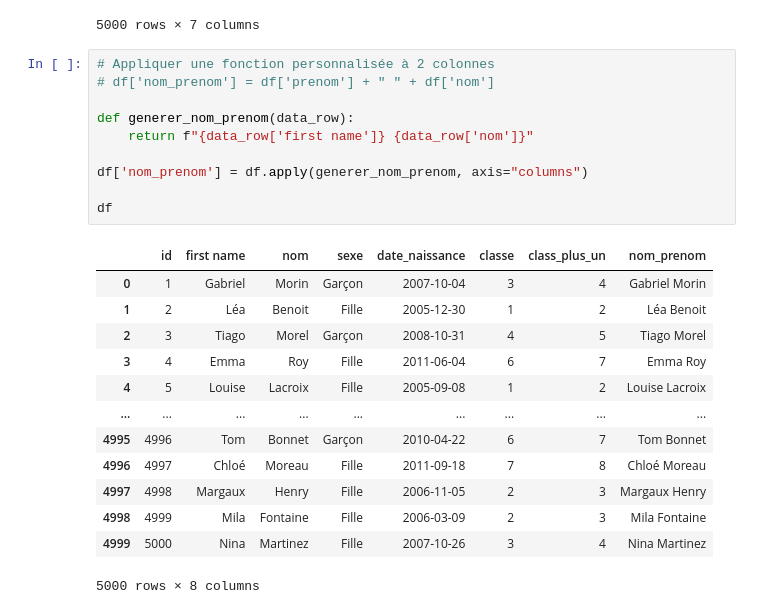
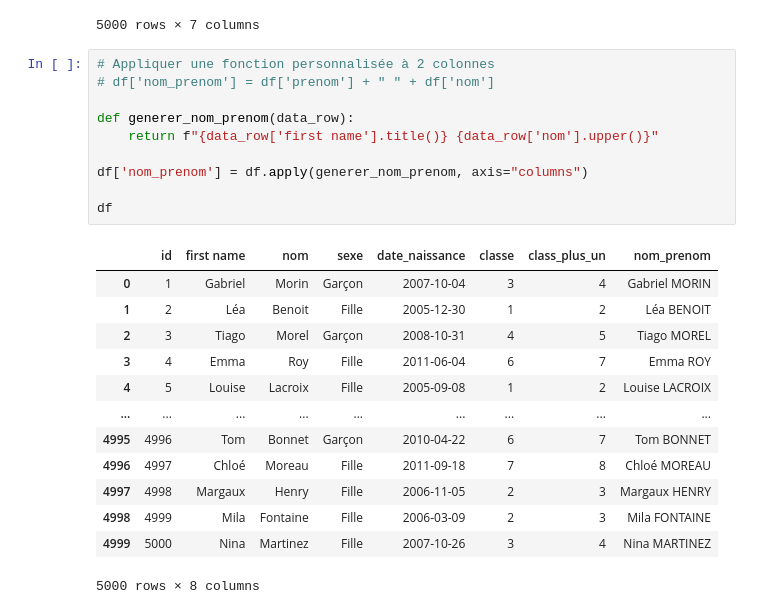
Before and after one commit to ZorroLeVrai/Python.Cours.Initiation, a Jupyter notebook: Exemples/Notebooks/utilisation_pandas.ipynb, the cells around one changed output. Cells and saved outputs as stored; diff of their text form.

```diff
--- a/Exemples/Notebooks/utilisation_pandas.ipynb
+++ b/Exemples/Notebooks/utilisation_pandas.ipynb
@@ -354,24 +423,24 @@ df
 # %%
 # Appliquer une fonction personnalisée à 2 colonnes
 # df['nom_prenom'] = df['prenom'] + " " + df['nom']
 
 def generer_nom_prenom(data_row):
-    return f"{data_row['first name']} {data_row['nom']}"
+    return f"{data_row['first name'].title()} {data_row['nom'].upper()}"
 
 df['nom_prenom'] = df.apply(generer_nom_prenom, axis="columns")
 
 df
 # %% [output]
 |  | id | first name | nom | sexe | date_naissance | classe | class_plus_un | nom_prenom |
-| 0 | 1 | Gabriel | Morin | Garçon | 2007-10-04 | 3 | 4 | Gabriel Morin |
-| 1 | 2 | Léa | Benoit | Fille | 2005-12-30 | 1 | 2 | Léa Benoit |
-| 2 | 3 | Tiago | Morel | Garçon | 2008-10-31 | 4 | 5 | Tiago Morel |
-| 3 | 4 | Emma | Roy | Fille | 2011-06-04 | 6 | 7 | Emma Roy |
-| 4 | 5 | Louise | Lacroix | Fille | 2005-09-08 | 1 | 2 | Louise Lacroix |
+| 0 | 1 | Gabriel | Morin | Garçon | 2007-10-04 | 3 | 4 | Gabriel MORIN |
+| 1 | 2 | Léa | Benoit | Fille | 2005-12-30 | 1 | 2 | Léa BENOIT |
+| 2 | 3 | Tiago | Morel | Garçon | 2008-10-31 | 4 | 5 | Tiago MOREL |
+| 3 | 4 | Emma | Roy | Fille | 2011-06-04 | 6 | 7 | Emma ROY |
+| 4 | 5 | Louise | Lacroix | Fille | 2005-09-08 | 1 | 2 | Louise LACROIX |
 | ... | ... | ... | ... | ... | ... | ... | ... | ... |
-| 4995 | 4996 | Tom | Bonnet | Garçon | 2010-04-22 | 6 | 7 | Tom Bonnet |
-| 4996 | 4997 | Chloé | Moreau | Fille | 2011-09-18 | 7 | 8 | Chloé Moreau |
-| 4997 | 4998 | Margaux | Henry | Fille | 2006-11-05 | 2 | 3 | Margaux Henry |
-| 4998 | 4999 | Mila | Fontaine | Fille | 2006-03-09 | 2 | 3 | Mila Fontaine |
-| 4999 | 5000 | Nina | Martinez | Fille | 2007-10-26 | 3 | 4 | Nina Martinez |
+| 4995 | 4996 | Tom | Bonnet | Garçon | 2010-04-22 | 6 | 7 | Tom BONNET |
+| 4996 | 4997 | Chloé | Moreau | Fille | 2011-09-18 | 7 | 8 | Chloé MOREAU |
+| 4997 | 4998 | Margaux | Henry | Fille | 2006-11-05 | 2 | 3 | Margaux HENRY |
+| 4998 | 4999 | Mila | Fontaine | Fille | 2006-03-09 | 2 | 3 | Mila FONTAINE |
+| 4999 | 5000 | Nina | Martinez | Fille | 2007-10-26 | 3 | 4 | Nina MARTINEZ |
 5000 rows × 8 columns
```
Also changed, not shown: parts of 11 cells of this notebook, 9 other files.
